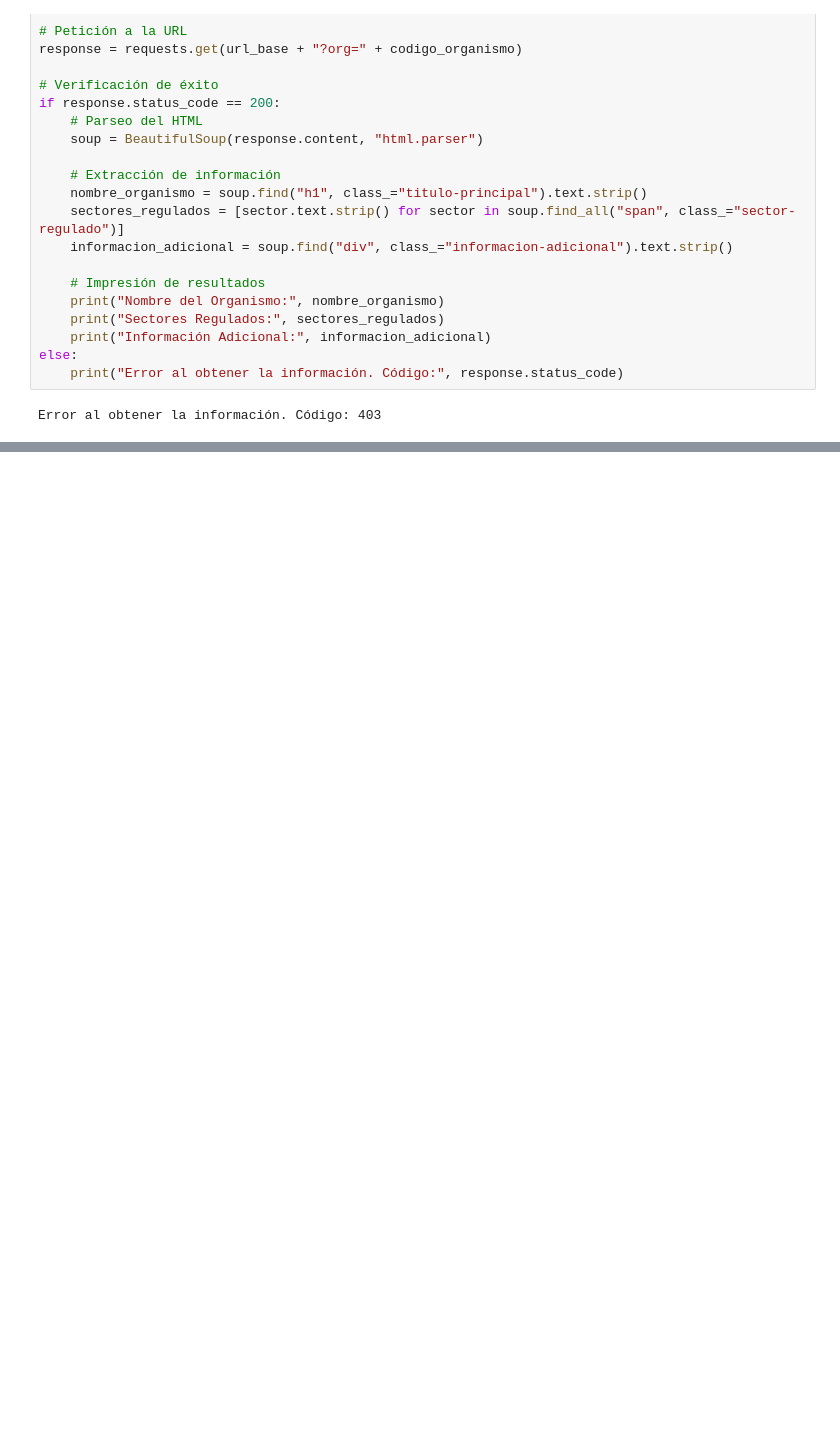
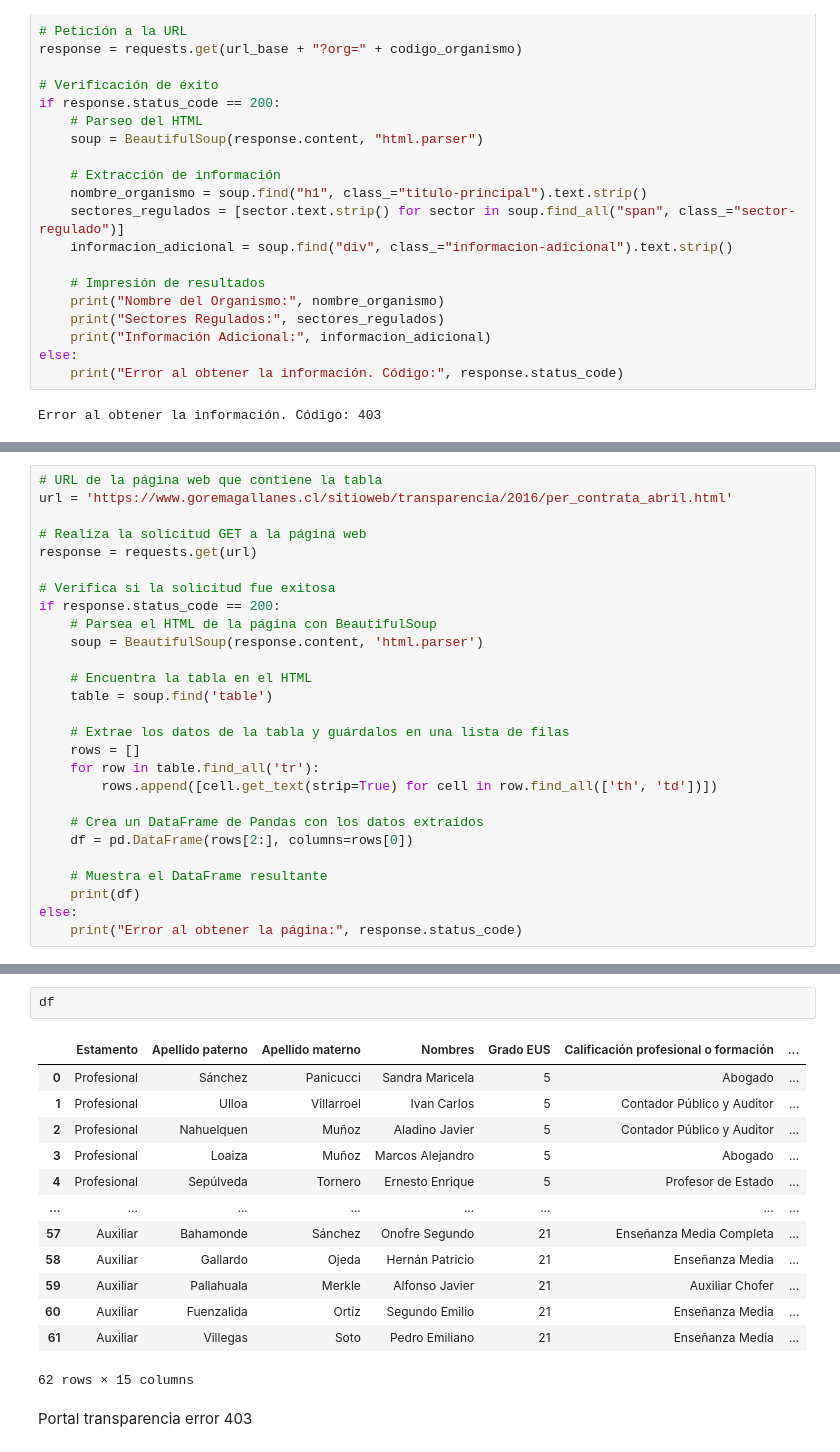
Before and after one commit to DatosLabUPLA/taller2024, a Jupyter notebook: Magallanes y de la antártica chilena/main.ipynb, the cells around one changed output, grey strips where cells are left out. Cells and saved outputs as stored; diff of their text form; blank space fills up the shorter version.

```diff
--- a/Magallanes y de la antártica chilena/main.ipynb
+++ b/Magallanes y de la antártica chilena/main.ipynb
@@ -56,0 +244,27 @@ Error al obtener la información. Código: 403
+# %%
+# URL de la página web que contiene la tabla
+url = 'https://www.goremagallanes.cl/sitioweb/transparencia/2016/per_contrata_abril.html'
+
+# Realiza la solicitud GET a la página web
+response = requests.get(url)
+
+# Verifica si la solicitud fue exitosa
+if response.status_code == 200:
+    # Parsea el HTML de la página con BeautifulSoup
+    soup = BeautifulSoup(response.content, 'html.parser')
+
+    # Encuentra la tabla en el HTML
+    table = soup.find('table')
+
+    # Extrae los datos de la tabla y guárdalos en una lista de filas
+    rows = []
+    for row in table.find_all('tr'):
+        rows.append([cell.get_text(strip=True) for cell in row.find_all(['th', 'td'])])
+
+    # Crea un DataFrame de Pandas con los datos extraídos
+    df = pd.DataFrame(rows[2:], columns=rows[0])
+
+    # Muestra el DataFrame resultante
+    print(df)
+else:
+    print("Error al obtener la página:", response.status_code)
@@ -56,0 +289,18 @@ Error al obtener la información. Código: 403
+# %%
+df
+# %% [output]
+|  | Estamento | Apellido paterno | Apellido materno | Nombres | Grado EUS | Calificación profesional o formación | ... |
+| 0 | Profesional | Sánchez | Panicucci | Sandra Maricela | 5 | Abogado | ... |
+| 1 | Profesional | Ulloa | Villarroel | Ivan Carlos | 5 | Contador Público y Auditor | ... |
+| 2 | Profesional | Nahuelquen | Muñoz | Aladino Javier | 5 | Contador Público y Auditor | ... |
+| 3 | Profesional | Loaiza | Muñoz | Marcos Alejandro | 5 | Abogado | ... |
+| 4 | Profesional | Sepúlveda | Tornero | Ernesto Enrique | 5 | Profesor de Estado | ... |
+| ... | ... | ... | ... | ... | ... | ... | ... |
+| 57 | Auxiliar | Bahamonde | Sánchez | Onofre Segundo | 21 | Enseñanza Media Completa | ... |
+| 58 | Auxiliar | Gallardo | Ojeda | Hernán Patricio | 21 | Enseñanza Media | ... |
+| 59 | Auxiliar | Pallahuala | Merkle | Alfonso Javier | 21 | Auxiliar Chofer | ... |
+| 60 | Auxiliar | Fuenzalida | Ortíz | Segundo Emilio | 21 | Enseñanza Media | ... |
+| 61 | Auxiliar | Villegas | Soto | Pedro Emiliano | 21 | Enseñanza Media | ... |
+62 rows × 15 columns
+# %% [markdown]
+Portal transparencia error 403
```
Also changed, not shown: parts of 13 cells of this notebook.
